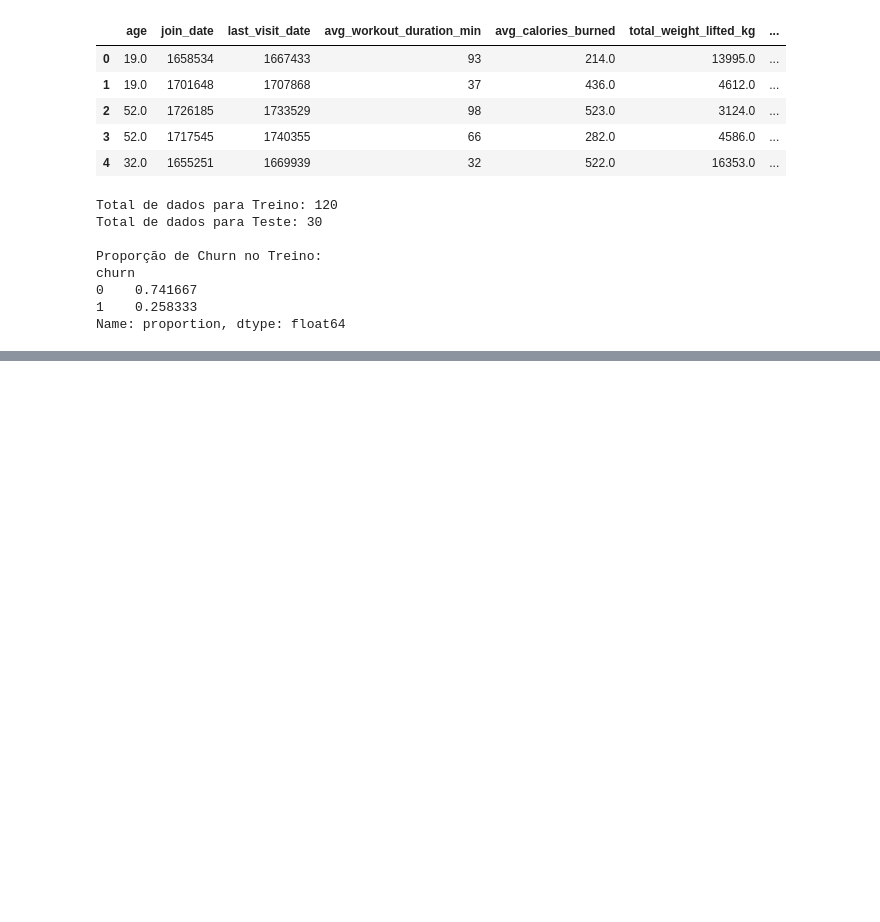
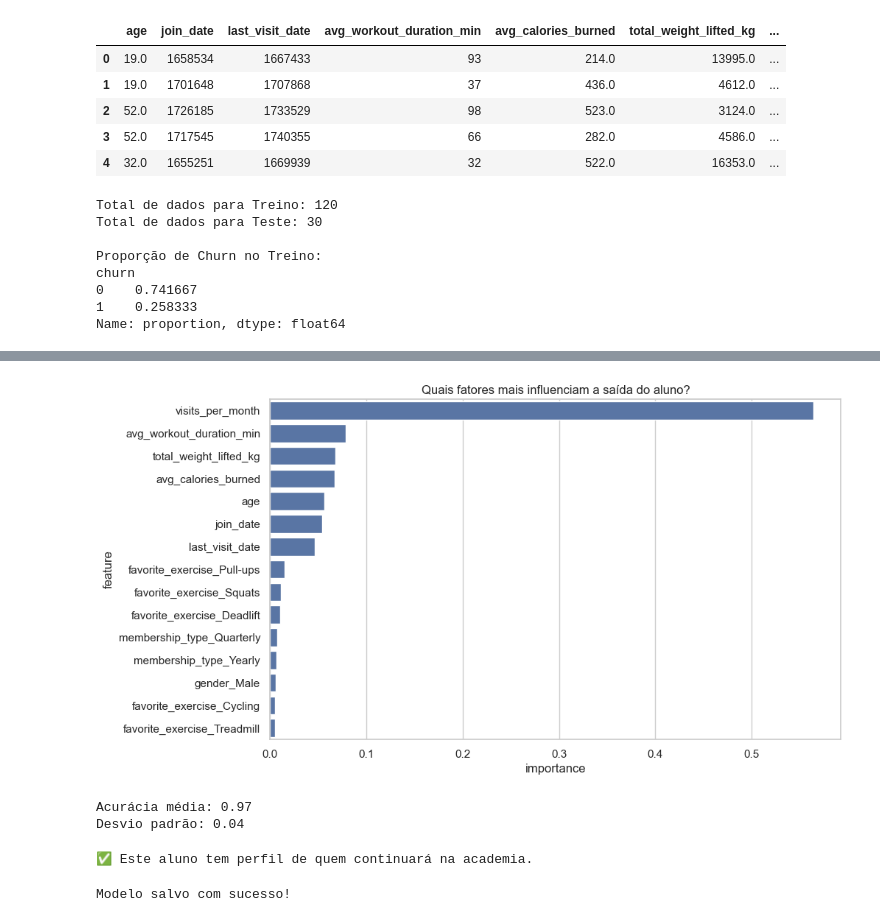
Before and after one commit to rafaelaugusto28/projeto_churn_academia, a Jupyter notebook: notebooks/previsao_churn_academia.ipynb, the cells around one changed output, grey strips where cells are left out. Saved outputs shown, nothing was run; the diff lists cells and outputs as text; code cells hidden in the pictures; blank space fills up the shorter version.

```diff
--- a/notebooks/previsao_churn_academia.ipynb
+++ b/notebooks/previsao_churn_academia.ipynb
@@ -318,0 +401,42 @@ Name: proportion, dtype: float64
+# %%
+# Criando um gráfico com a importância de cada coluna
+importances = modelo_rf.feature_importances_
+feature_names = X.columns
+feature_importance_df = pd.DataFrame({'feature': feature_names, 'importance': importances}).sort_values(by='importance', ascending=False)
+
+plt.figure(figsize=(10, 6))
+sns.barplot(x='importance', y='feature', data=feature_importance_df)
+plt.title('Quais fatores mais influenciam a saída do aluno?')
+plt.show()
+# %% [output]
+[figure, added]
+# %%
+from sklearn.model_selection import cross_val_score
+
+# Divide os dados em 5 partes e testa o modelo 5 vezes
+scores = cross_val_score(modelo_rf, X, y, cv=5)
+
+print(f"Acurácia média: {scores.mean():.2f}")
+print(f"Desvio padrão: {scores.std():.2f}") # Se for baixo, seu modelo é estável!
+# %% [output]
+Acurácia média: 0.97
+Desvio padrão: 0.04
+# %%
+# Exemplo: Criando um aluno novo (com as mesmas colunas do seu X)
+novo_aluno = X_test.iloc[0:1].copy() # Pegamos um exemplo existente para testar
+previsao = modelo_rf.predict(novo_aluno)
+
+if previsao[0] == 1:
+    print("⚠️ Alerta: Este aluno tem alto risco de Churn!")
+else:
+    print("✅ Este aluno tem perfil de quem continuará na academia.")
+# %% [output]
+✅ Este aluno tem perfil de quem continuará na academia.
+# %%
+import joblib
+
+# Salva o modelo em um arquivo .pkl
+joblib.dump(modelo_rf, 'modelo_churn_academia.pkl')
+print("Modelo salvo com sucesso!")
+# %% [output]
+Modelo salvo com sucesso!
```
Also changed, not shown: parts of 2 cells of this notebook, 2 other files.
